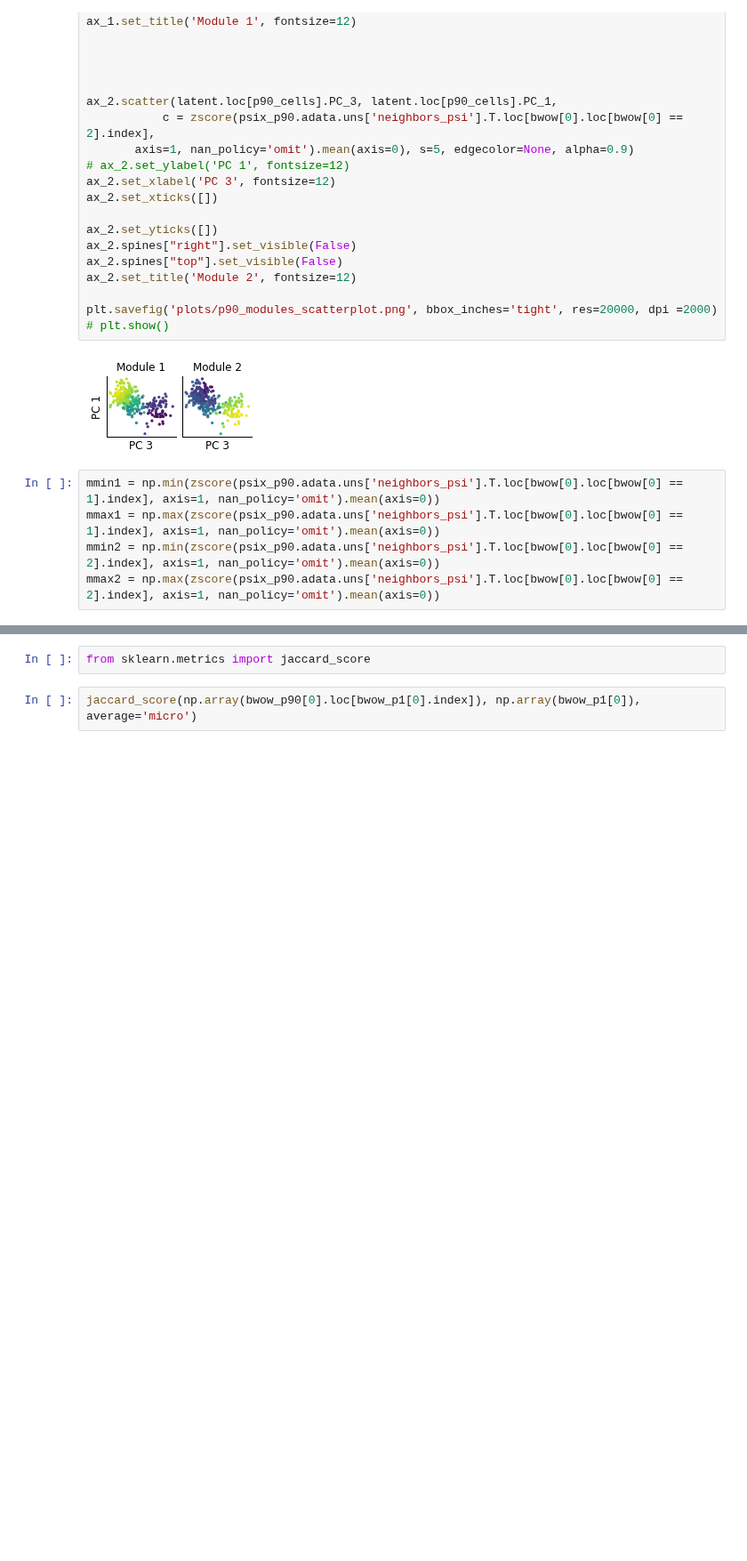
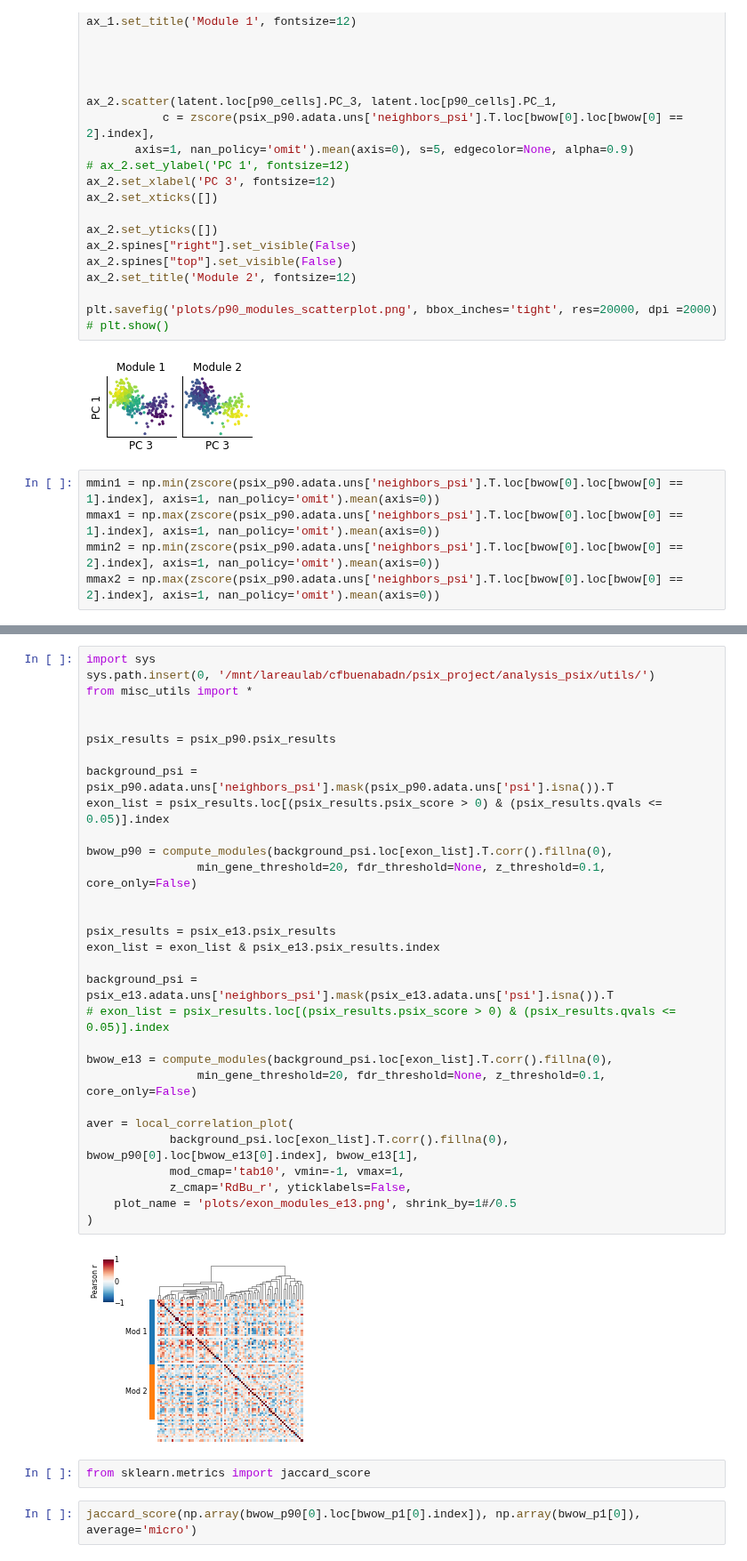
Before and after one commit to lareaulab/analysis_psix, a Jupyter notebook: Mouse_Midbrain_Deveopment/mouse_brain_P90.ipynb, the cells around one changed output, grey strips where cells are left out. Shown at 89% size. Saved outputs shown, nothing was run; the diff lists cells and outputs as text; blank space fills up the shorter version.

```diff
--- a/Mouse_Midbrain_Deveopment/mouse_brain_P90.ipynb
+++ b/Mouse_Midbrain_Deveopment/mouse_brain_P90.ipynb
@@ -429,3 +630,35 @@ aver = local_correlation_plot(
+# %%
+import sys
+sys.path.insert(0, '/mnt/lareaulab/cfbuenabadn/psix_project/analysis_psix/utils/')
+from misc_utils import *
+
+
+psix_results = psix_p90.psix_results
+
+background_psi = psix_p90.adata.uns['neighbors_psi'].mask(psix_p90.adata.uns['psi'].isna()).T
+exon_list = psix_results.loc[(psix_results.psix_score > 0) & (psix_results.qvals <= 0.05)].index
+
+bwow_p90 = compute_modules(background_psi.loc[exon_list].T.corr().fillna(0),
+                min_gene_threshold=20, fdr_threshold=None, z_threshold=0.1, core_only=False)
+
+
+psix_results = psix_e13.psix_results
+exon_list = exon_list & psix_e13.psix_results.index
+
+background_psi = psix_e13.adata.uns['neighbors_psi'].mask(psix_e13.adata.uns['psi'].isna()).T
+# exon_list = psix_results.loc[(psix_results.psix_score > 0) & (psix_results.qvals <= 0.05)].index
+
+bwow_e13 = compute_modules(background_psi.loc[exon_list].T.corr().fillna(0),
+                min_gene_threshold=20, fdr_threshold=None, z_threshold=0.1, core_only=False)
+
+aver = local_correlation_plot(
+            background_psi.loc[exon_list].T.corr().fillna(0), bwow_p90[0].loc[bwow_e13[0].index], bwow_e13[1],
+            mod_cmap='tab10', vmin=-1, vmax=1,
+            z_cmap='RdBu_r', yticklabels=False,
+    plot_name = 'plots/exon_modules_e13.png', shrink_by=1#/0.5
+)
+# %% [output]
+[figure, added]
 # %%
 from sklearn.metrics import jaccard_score
 # %%
```
Also changed, not shown: parts of 31 cells of this notebook, 25 other files.
